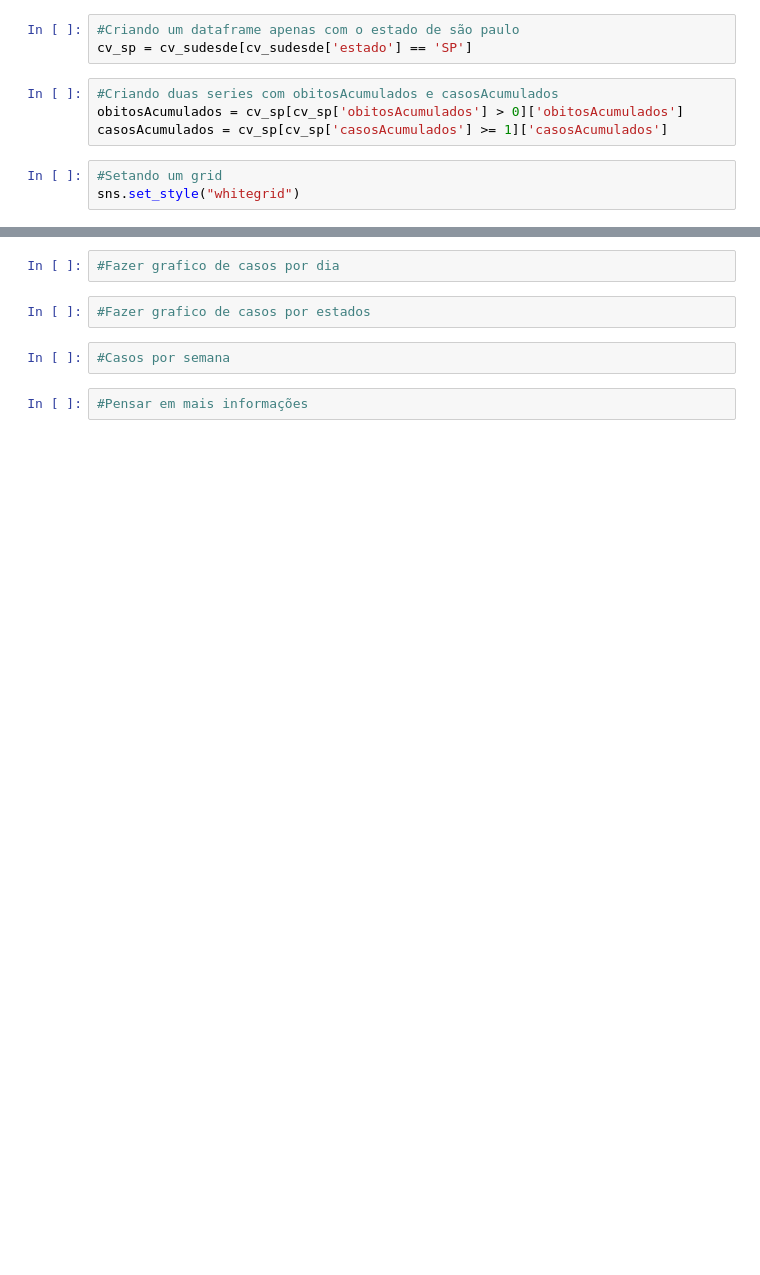
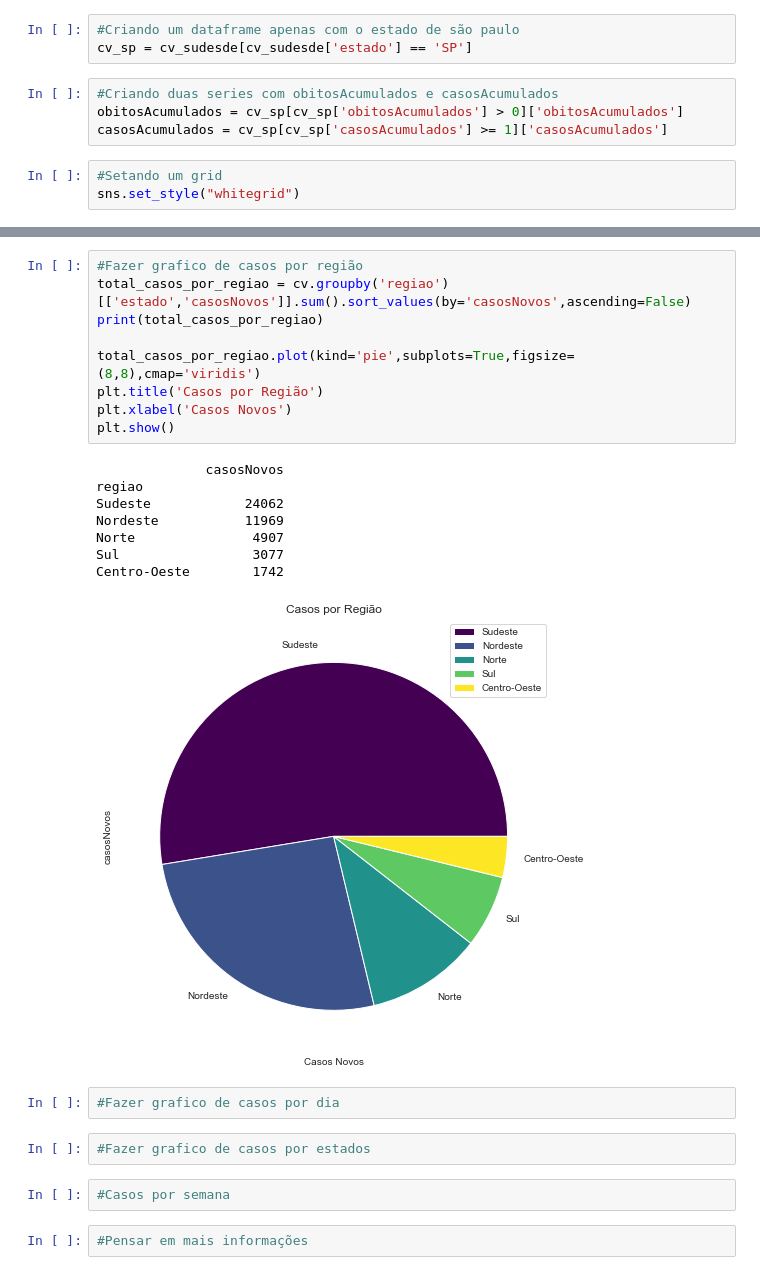
Before and after one commit to Rafaelcerq28/Analise_Covid-19, a Jupyter notebook: Untitled.ipynb, the cells around one changed output, grey strips where cells are left out. Saved outputs shown, nothing was run; the diff lists cells and outputs as text; blank space fills up the shorter version.

```diff
--- a/Untitled.ipynb
+++ b/Untitled.ipynb
@@ -96,3 +97,21 @@ plt.show()
+# %%
+#Fazer grafico de casos por região
+total_casos_por_regiao = cv.groupby('regiao')[['estado','casosNovos']].sum().sort_values(by='casosNovos',ascending=False)
+print(total_casos_por_regiao)
+
+total_casos_por_regiao.plot(kind='pie',subplots=True,figsize=(8,8),cmap='viridis')
+plt.title('Casos por Região')
+plt.xlabel('Casos Novos')
+plt.show()
+# %% [output]
+              casosNovos
+regiao
+Sudeste            24062
+Nordeste           11969
+Norte               4907
+Sul                 3077
+Centro-Oeste        1742
+[figure, added]
 # %%
 #Fazer grafico de casos por dia
 # %%
```
Also changed, not shown: parts of 3 cells of this notebook.
